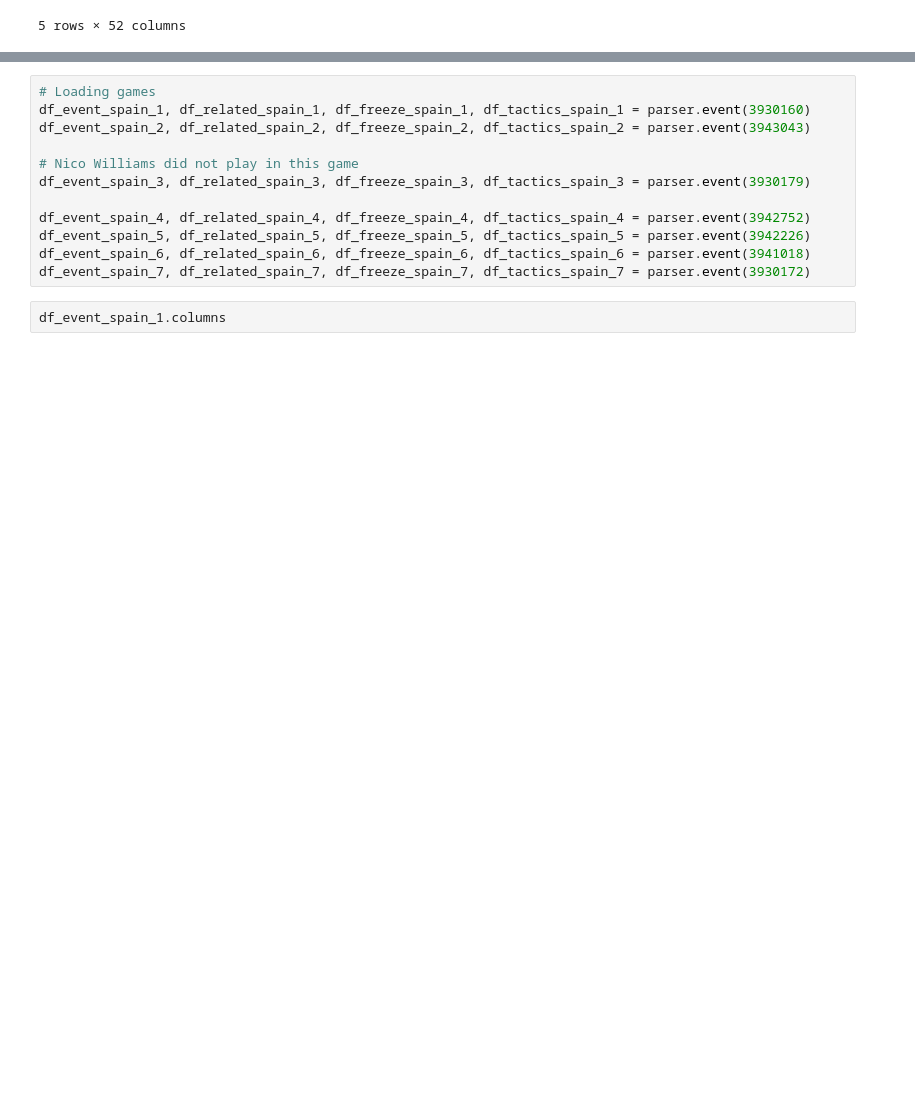
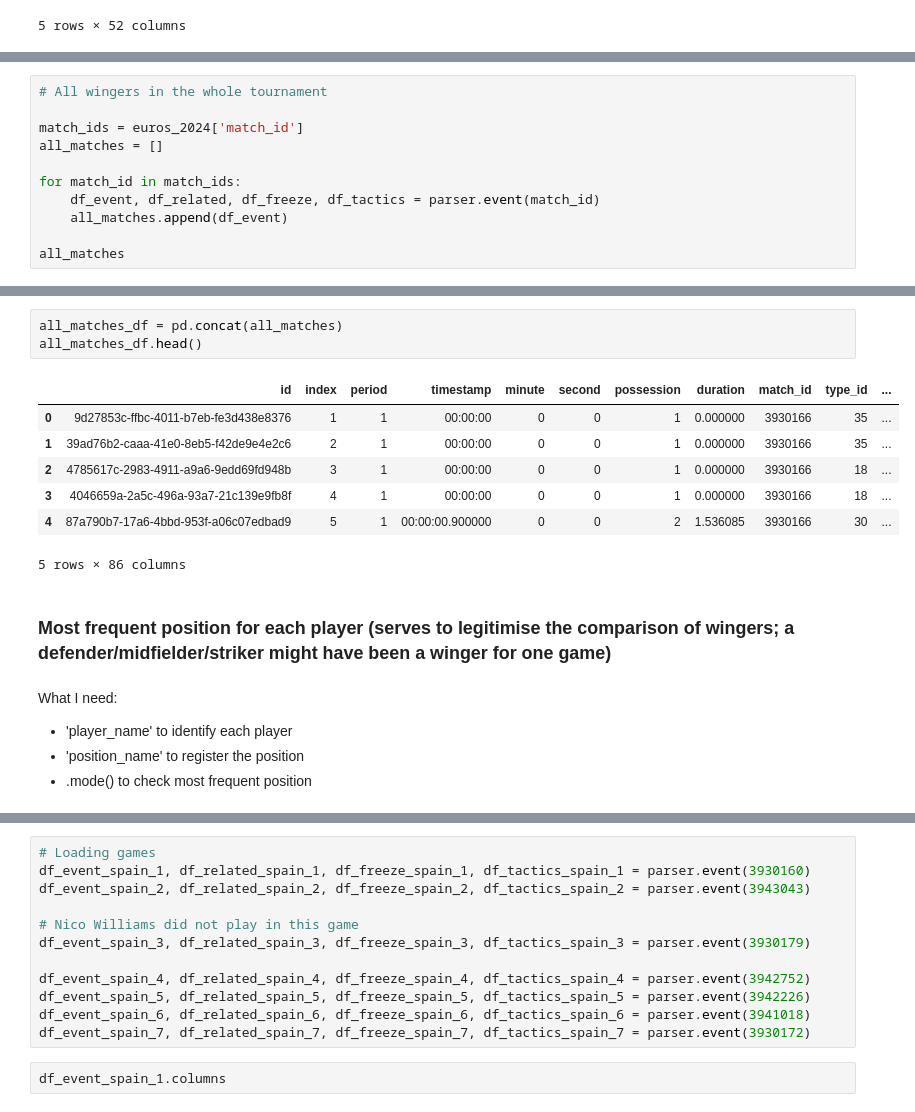
Before and after one commit to leohermansson/mathematical_modelling_of_football, a Jupyter notebook: capture-a-player-in-data/exploration.ipynb, the cells around one changed output, grey strips where cells are left out. Cells and saved outputs as stored; diff of their text form; blank space fills up the shorter version.

Commit message:
Retrieved event data from all games. Compared Nico Williams' dribbling to players in similar positions.

```diff
--- a/capture-a-player-in-data/exploration.ipynb
+++ b/capture-a-player-in-data/exploration.ipynb
@@ -108,0 +115,11 @@ array(['Portugal', 'Hungary', 'Serbia', 'England', 'Croatia', 'Spain',
+# %%
+# All wingers in the whole tournament
+
+match_ids = euros_2024['match_id']
+all_matches = []
+
+for match_id in match_ids:
+    df_event, df_related, df_freeze, df_tactics = parser.event(match_id)
+    all_matches.append(df_event)
+
+all_matches
@@ -108,0 +144,18 @@ array(['Portugal', 'Hungary', 'Serbia', 'England', 'Croatia', 'Spain',
+# %%
+all_matches_df = pd.concat(all_matches)
+all_matches_df.head()
+# %% [output]
+|  | id | index | period | timestamp | minute | second | possession | duration | match_id | type_id | ... |
+| 0 | 9d27853c-ffbc-4011-b7eb-fe3d438e8376 | 1 | 1 | 00:00:00 | 0 | 0 | 1 | 0.000000 | 3930166 | 35 | ... |
+| 1 | 39ad76b2-caaa-41e0-8eb5-f42de9e4e2c6 | 2 | 1 | 00:00:00 | 0 | 0 | 1 | 0.000000 | 3930166 | 35 | ... |
+| 2 | 4785617c-2983-4911-a9a6-9edd69fd948b | 3 | 1 | 00:00:00 | 0 | 0 | 1 | 0.000000 | 3930166 | 18 | ... |
+| 3 | 4046659a-2a5c-496a-93a7-21c139e9fb8f | 4 | 1 | 00:00:00 | 0 | 0 | 1 | 0.000000 | 3930166 | 18 | ... |
+| 4 | 87a790b7-17a6-4bbd-953f-a06c07edbad9 | 5 | 1 | 00:00:00.900000 | 0 | 0 | 2 | 1.536085 | 3930166 | 30 | ... |
+5 rows × 86 columns
+# %% [markdown]
+### Most frequent position for each player (serves to legitimise the comparison of wingers; a defender/midfielder/striker might have been a winger for one game)
+# %% [markdown]
+What I need:
+- 'player_name' to identify each player
+- 'position_name' to register the position
+- .mode() to check most frequent position
```
Also changed, not shown: parts of 30 cells of this notebook, 1 other file.
